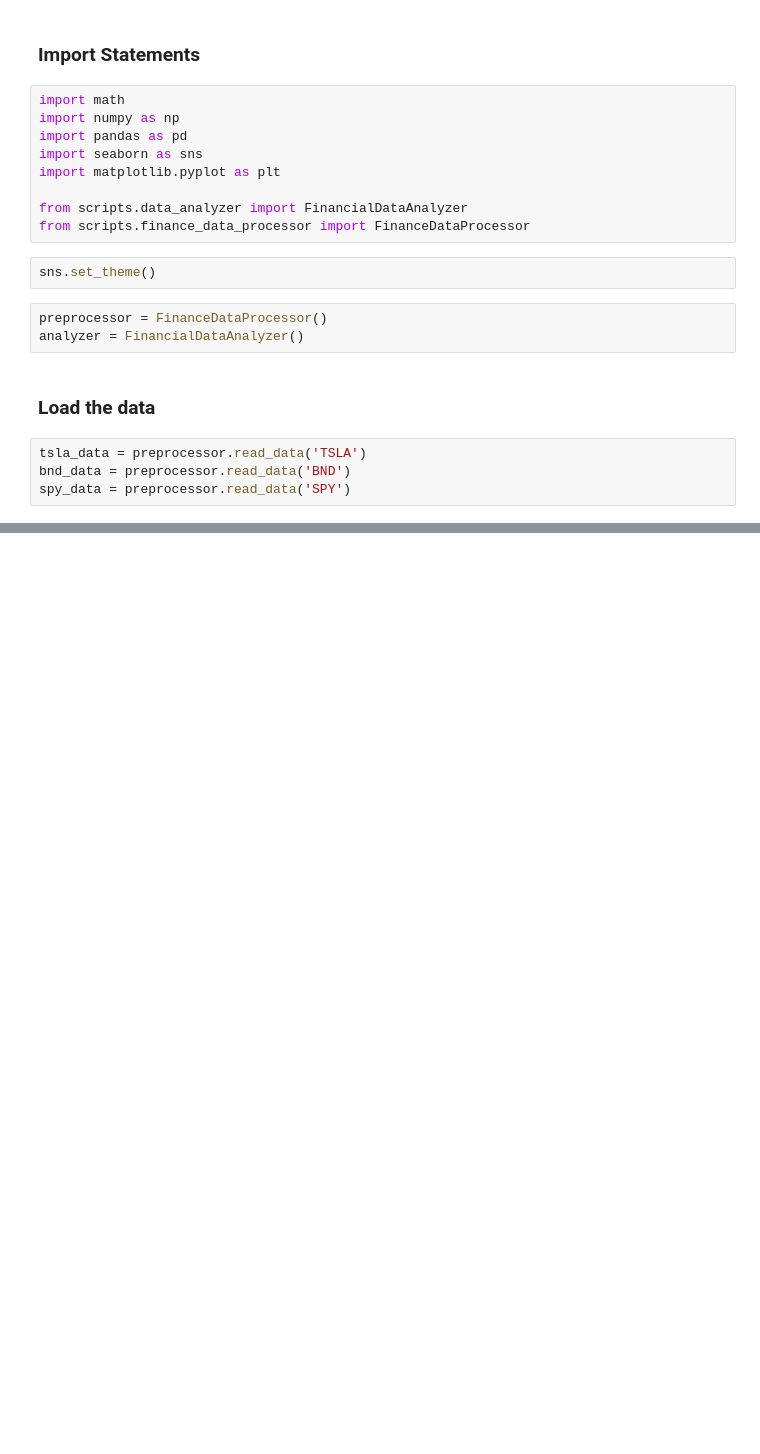
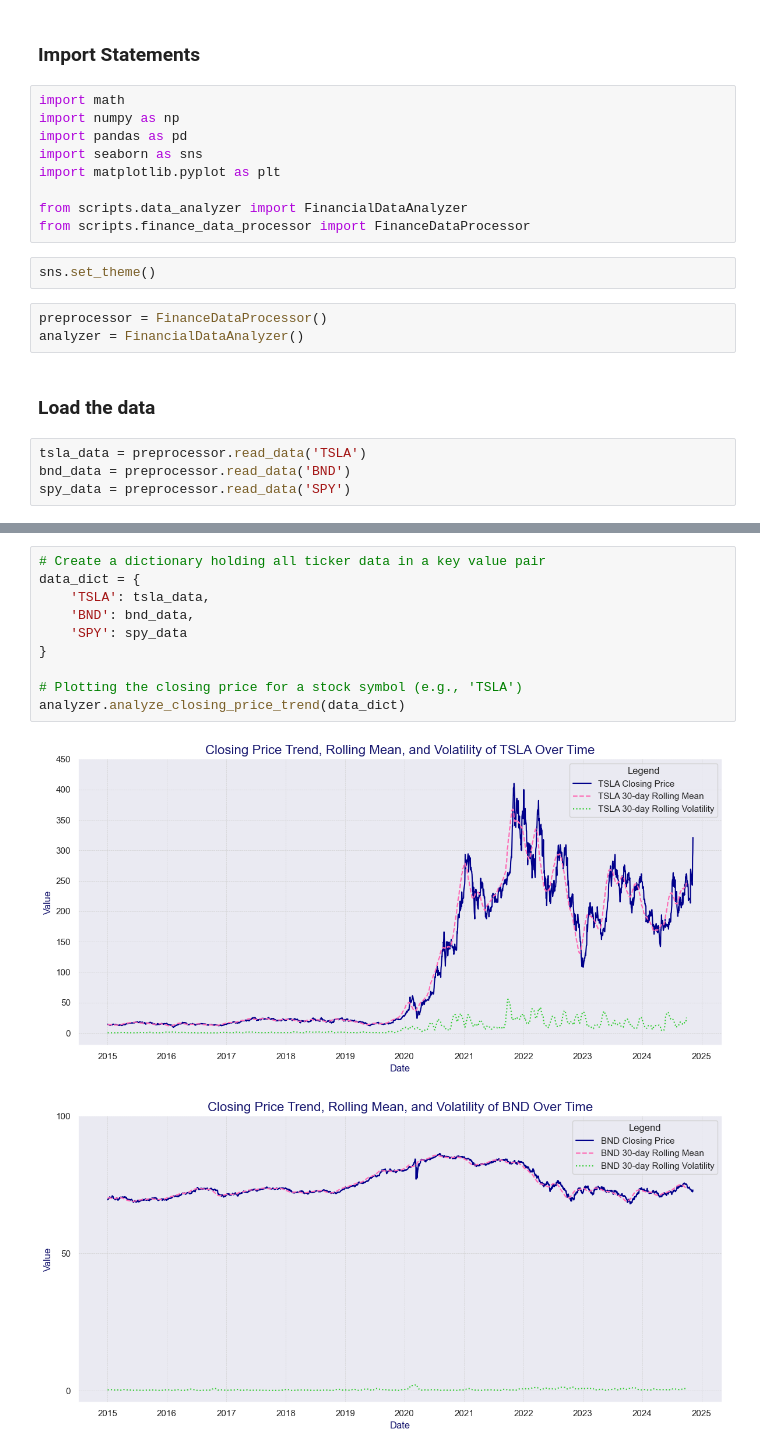
Before and after one commit to WildCayote/GMF-Investments-Portfolio-Management, a Jupyter notebook: notebooks/EDA.ipynb, the cells around one changed output, grey strips where cells are left out. Saved outputs shown, nothing was run; the diff lists cells and outputs as text; blank space fills up the shorter version.

Commit message:
Feat: Plotted closing price trends

```diff
--- a/notebooks/EDA.ipynb
+++ b/notebooks/EDA.ipynb
@@ -45,0 +53,13 @@ spy_data = preprocessor.read_data('SPY')
+# %%
+# Create a dictionary holding all ticker data in a key value pair
+data_dict = {
+    'TSLA': tsla_data,
+    'BND': bnd_data,
+    'SPY': spy_data
+}
+
+# Plotting the closing price for a stock symbol (e.g., 'TSLA')
+analyzer.analyze_closing_price_trend(data_dict)
+# %% [output]
+[figure, added]
+[figure, added]
```
Also changed, not shown: parts of 2 cells of this notebook.
